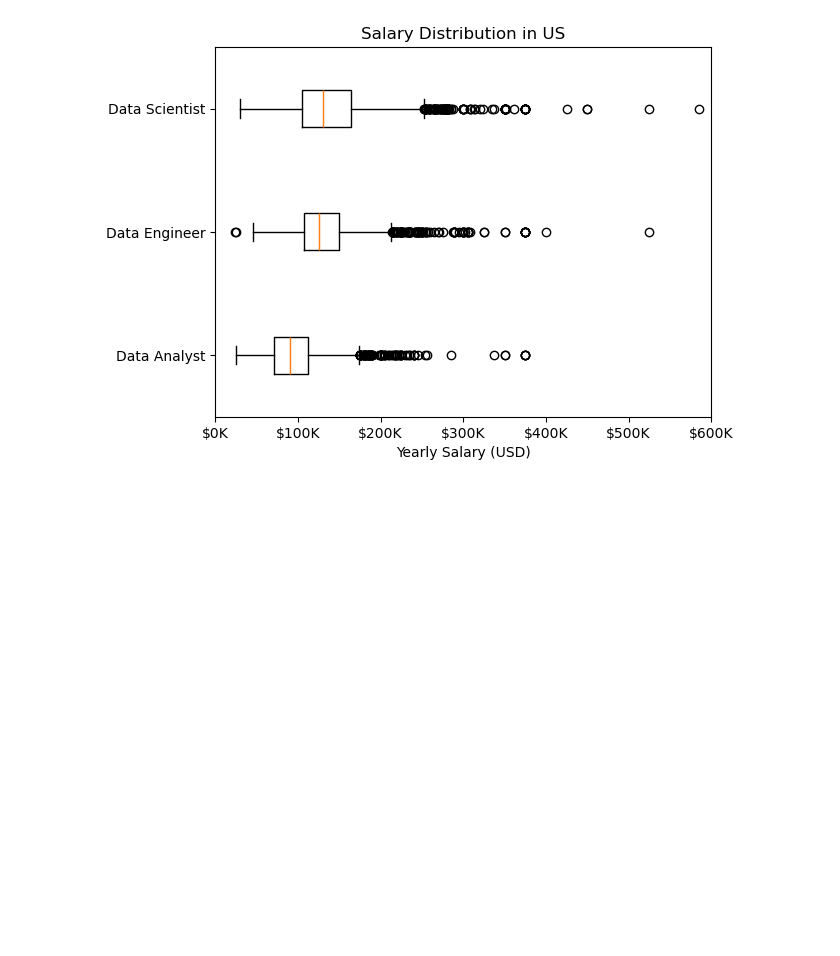
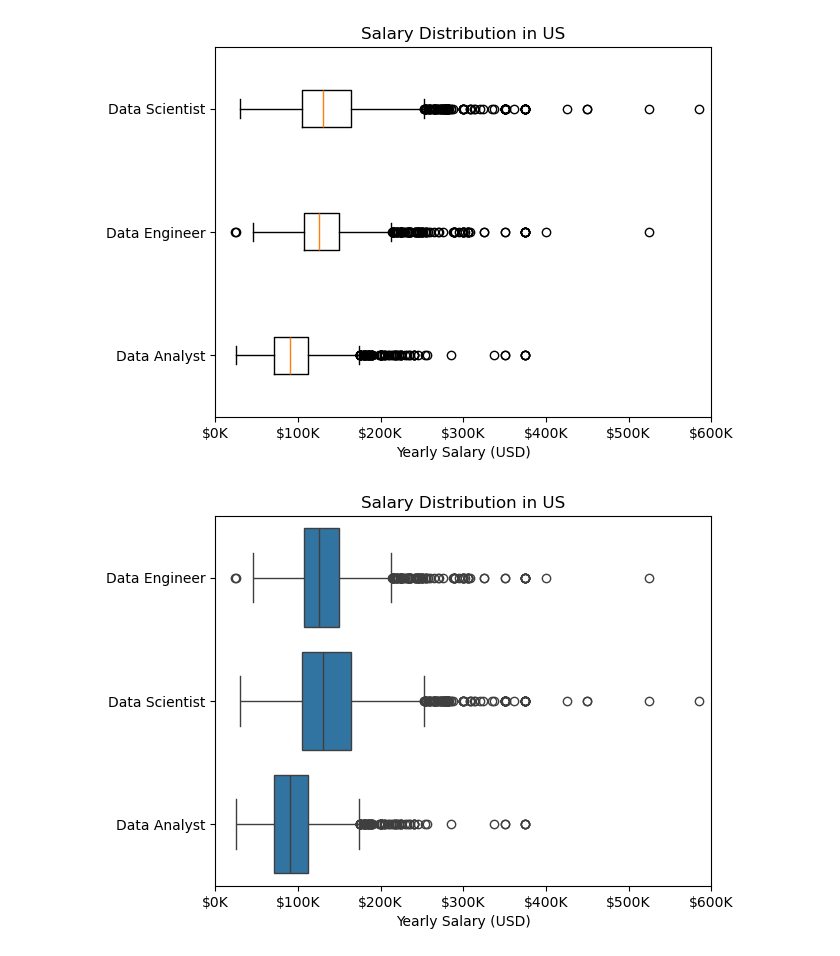
Before and after one commit to Mitchell-Ngetich/Python, a Jupyter notebook: Mitch/2_Advanced/20_Boxplot.ipynb, the cells around one changed output. Cells and saved outputs as stored; diff of their text form; code cells hidden in the pictures; blank space fills up the shorter version.

```diff
--- a/Mitch/2_Advanced/20_Boxplot.ipynb
+++ b/Mitch/2_Advanced/20_Boxplot.ipynb
@@ -39,3 +39,18 @@ plt.xlim(0, 600000)
 plt.show()
 # %% [output]
 [figure]
+# %%
+#Using Seaborn Method
+import seaborn as sns
+
+sns.boxplot(data=df_US_job, x="salary_year_avg", y="job_title_short")
+plt.title("Salary Distribution in US")
+plt.xlabel("Yearly Salary (USD)")
+plt.ylabel("")
+ticks_x = plt.FuncFormatter(lambda x, pos: f"${int(x/1000)}K")
+plt.gca().xaxis.set_major_formatter(ticks_x)
+
+plt.xlim(0, 600000)
+plt.show()
+# %% [output]
+[figure, added]
```
Also changed, not shown: 2 other files.
